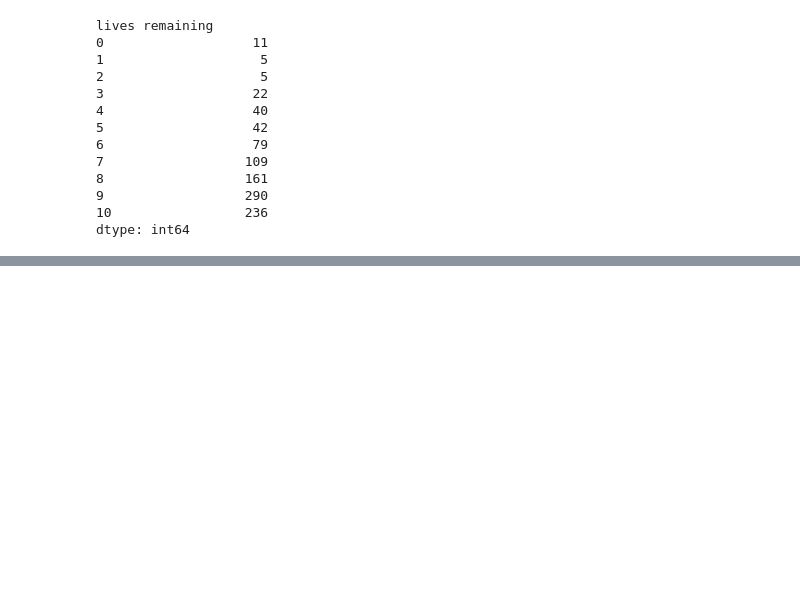
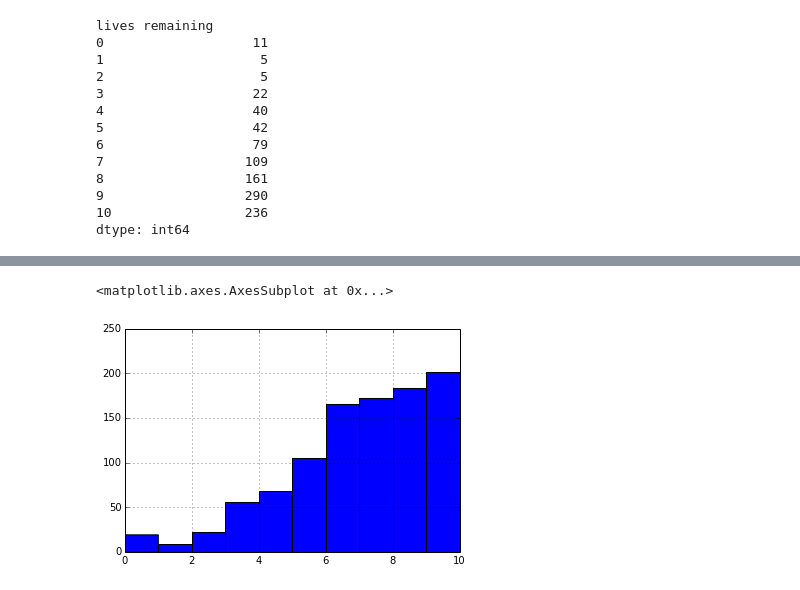
Before and after one commit to NeilNjae/cas-master-teacher-training, a Jupyter notebook: hangman/hangman-logging.ipynb, the cells around one changed output, grey strips where cells are left out. Cells and saved outputs as stored; diff of their text form; code cells hidden in the pictures; blank space fills up the shorter version.

Commit message:
Logging adaptive split

```diff
--- a/hangman/hangman-logging.ipynb
+++ b/hangman/hangman-logging.ipynb
@@ -343,3 +194,6 @@ lives remaining
 9                  290
 10                 236
 dtype: int64
+# %%
+adaptive_split = pd.read_csv('adaptive_split.csv')
+adaptive_split
@@ -345,0 +219,3 @@ dtype: int64
+# %%
+adaptive_split['word length'] = adaptive_split.apply(lambda r: len(r['target']), axis=1)
+adaptive_split
@@ -345,0 +241,5 @@ dtype: int64
+# %%
+adaptive_split['lives remaining'].hist()
+# %% [output]
+<matplotlib.axes.AxesSubplot at 0x...>
+[figure, added]
```
Also changed, not shown: parts of 20 cells of this notebook, 3 other files.
